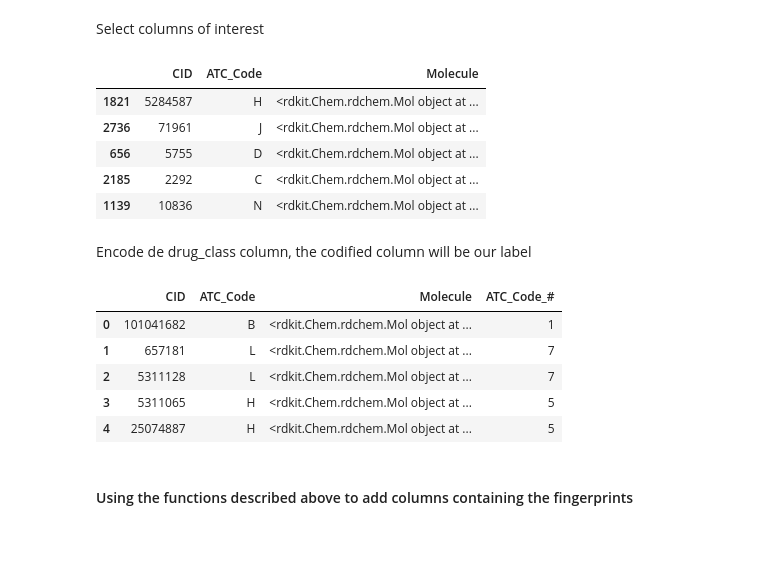
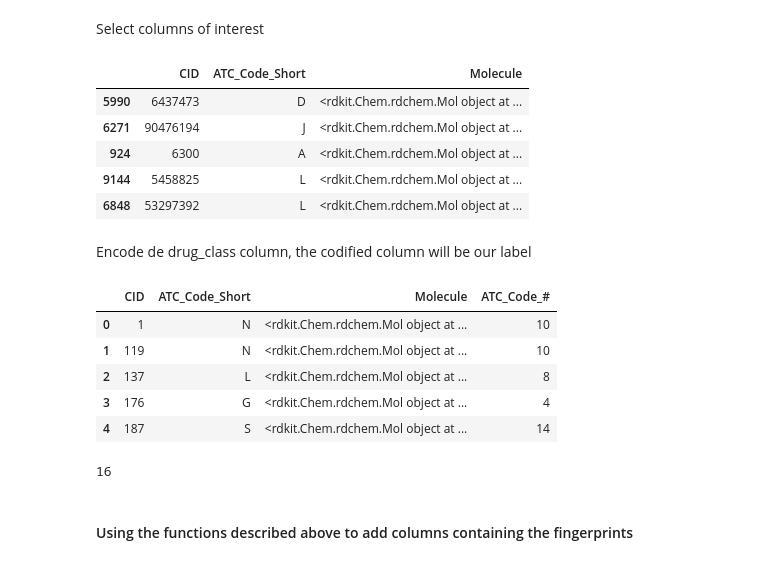
Before and after one commit to JoseCouceiro/TFM_project, a Jupyter notebook: MVP/fp_df_construction.ipynb, the cells around one changed output. Drawn from its saved outputs; the diff is of its cells as text; code cells hidden in the pictures.

```diff
--- a/MVP/fp_df_construction.ipynb
+++ b/MVP/fp_df_construction.ipynb
@@ -23,5 +23,5 @@ import pubchempy as pcp
 # I recommend set this warning off, all operations are map functions to whole columns, so I understand there shoudn't be problems
 pd.options.mode.chained_assignment = None
 # %%
-dataset = 'pubchem'
-drugs = pd.read_csv(os.path.join('dataframes','pubchem','f{dataset}_dataset_label_clean.csv'))
+dataset = 'all_label_drugs'
+drugs = pd.read_csv(os.path.join('dataframes','pubchem',f'{dataset}.csv'))
@@ -187,29 +216,33 @@ drugs.head()
 # %% [markdown]
 Select columns of interest
 # %%
-drug_ids = drugs[['CID','ATC_Code', 'Molecule']]
+drug_ids = drugs[['CID','ATC_Code_Short', 'Molecule']]
 display(drug_ids.sample(5))
 # %% [output]
-|  | CID | ATC_Code | Molecule |
-| 1821 | 5284587 | H | <rdkit.Chem.rdchem.Mol object at ... |
-| 2736 | 71961 | J | <rdkit.Chem.rdchem.Mol object at ... |
-| 656 | 5755 | D | <rdkit.Chem.rdchem.Mol object at ... |
-| 2185 | 2292 | C | <rdkit.Chem.rdchem.Mol object at ... |
-| 1139 | 10836 | N | <rdkit.Chem.rdchem.Mol object at ... |
+|  | CID | ATC_Code_Short | Molecule |
+| 5990 | 6437473 | D | <rdkit.Chem.rdchem.Mol object at ... |
+| 6271 | 90476194 | J | <rdkit.Chem.rdchem.Mol object at ... |
+| 924 | 6300 | A | <rdkit.Chem.rdchem.Mol object at ... |
+| 9144 | 5458825 | L | <rdkit.Chem.rdchem.Mol object at ... |
+| 6848 | 53297392 | L | <rdkit.Chem.rdchem.Mol object at ... |
 # %% [markdown]
 Encode de drug_class column, the codified column will be our label
 # %%
 le = preprocessing.LabelEncoder()
-le = le.fit(drug_ids['ATC_Code'])
-drug_ids['ATC_Code_#'] = le.transform(drug_ids['ATC_Code'])
+le = le.fit(drug_ids['ATC_Code_Short'])
+drug_ids['ATC_Code_#'] = le.transform(drug_ids['ATC_Code_Short'])
 display(drug_ids.head())
 # %% [output]
-|  | CID | ATC_Code | Molecule | ATC_Code_# |
-| 0 | 101041682 | B | <rdkit.Chem.rdchem.Mol object at ... | 1 |
-| 1 | 657181 | L | <rdkit.Chem.rdchem.Mol object at ... | 7 |
-| 2 | 5311128 | L | <rdkit.Chem.rdchem.Mol object at ... | 7 |
-| 3 | 5311065 | H | <rdkit.Chem.rdchem.Mol object at ... | 5 |
-| 4 | 25074887 | H | <rdkit.Chem.rdchem.Mol object at ... | 5 |
+|  | CID | ATC_Code_Short | Molecule | ATC_Code_# |
+| 0 | 1 | N | <rdkit.Chem.rdchem.Mol object at ... | 10 |
+| 1 | 119 | N | <rdkit.Chem.rdchem.Mol object at ... | 10 |
+| 2 | 137 | L | <rdkit.Chem.rdchem.Mol object at ... | 8 |
+| 3 | 176 | G | <rdkit.Chem.rdchem.Mol object at ... | 4 |
+| 4 | 187 | S | <rdkit.Chem.rdchem.Mol object at ... | 14 |
+# %%
+drug_ids['ATC_Code_#'].nunique()
+# %% [output]
+16
 # %% [markdown]
 #### Using the functions described above to add columns containing the fingerprints
 # %%
```
Also changed, not shown: parts of 7 cells of this notebook, 16 other files.
